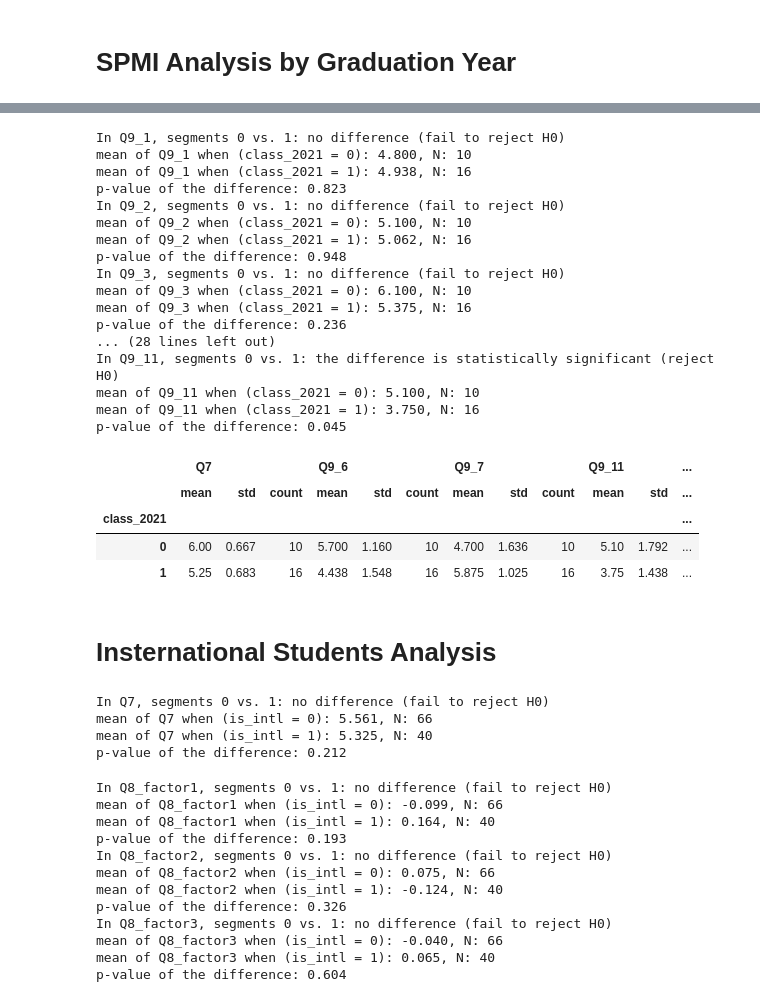
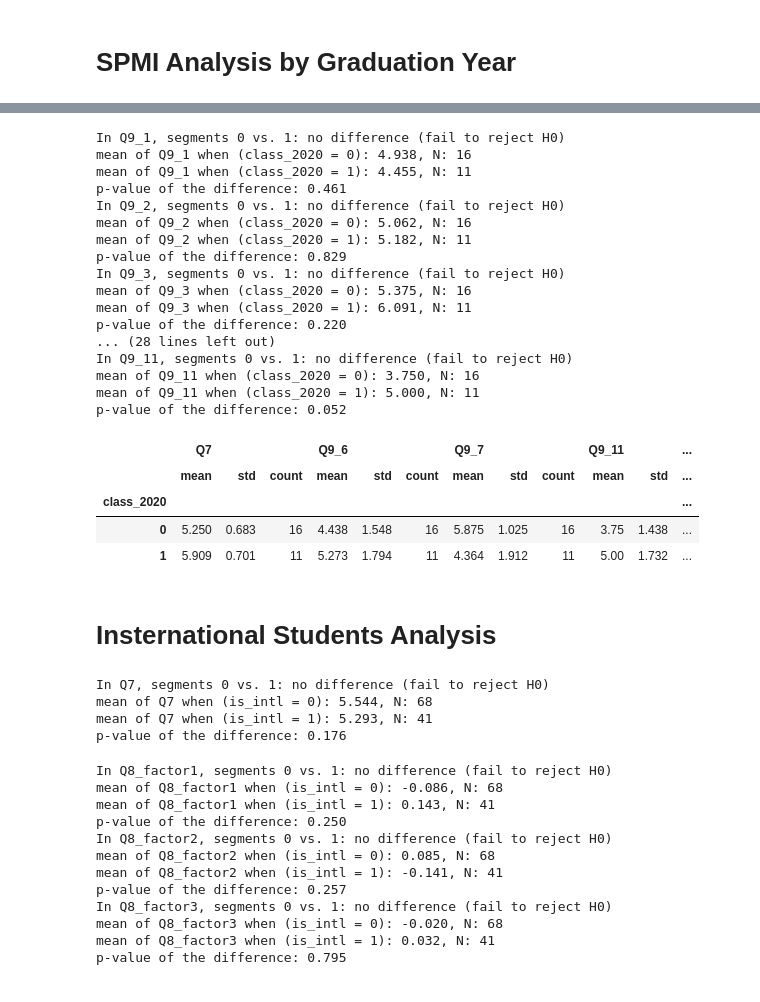
Before and after one commit to kl884/COVID-19-Test-Positive-Rate, a Jupyter notebook: SPMI (not related to COVID-19)/SPMI Survey.ipynb, the cells around one changed output, grey strips where cells are left out. Cells and saved outputs as stored; diff of their text form; code cells hidden in the pictures.

```diff
--- a/SPMI (not related to COVID-19)/SPMI Survey.ipynb
+++ b/SPMI (not related to COVID-19)/SPMI Survey.ipynb
@@ -800,9 +868,6 @@ Q8_cluster2[['Q8_factor1', 'Q8_factor2', 'Q8_factor3']].groupby(
 # %%
 # Q9 by segment 0 & 1
-df['Q8_segment2']= Q8_cluster2['Q8_segment2']
-Q9_columns= Q9.columns.values
-
-df[Q9_columns].groupby(df['Q8_segment2']).agg(['mean', 'std']).round(2)
+Q9.groupby(Q8_cluster2['Q8_segment2']).agg(['mean', 'std']).round(2)
 # %% [output]
 |  | Q9_1 |  | Q9_2 |  | Q9_3 |  | Q9_4 |  | Q9_5 |  | Q9_6 | ... |
 |  | mean | std | mean | std | mean | std | mean | std | mean | std | mean | ... |
@@ -822,0 +898,3 @@ barplot_2d(Q12, Q8_cluster2['Q8_segment2'], figsize= (11, 6))
+# %%
+# Create a dummy variable for class of 2020 (graduating class)
+df['class_2020']= (df['class'] == '2020').astype(int)
@@ -822,0 +910,7 @@ barplot_2d(Q12, Q8_cluster2['Q8_segment2'], figsize= (11, 6))
+# %%
+# T-test for 2020 vs. non-2020 on satisfaction (Q8)
+Q8_clusters= transformed_variables_Q8.columns.values
+df[Q8_clusters]= Q8_cluster2[Q8_clusters]
+multi_ttest_2d(df, 'class_2020', Q8_clusters, alpha= 0.05, violinplot= None)
+
+# No difference
@@ -891,7 +1032,6 @@ df['Q9_5'].groupby(df['is_SPMI']).agg(['mean', 'std', 'count']).round(3)
 # SPMI Analysis by Graduation Year
 # %%
 # Create a subset of SPMI data
-SPMI= df.loc[(df['immersion'] == 'SPMI') & (df['class'] != '2022')].copy()
-SPMI['class_2021']= (SPMI['class'] == '2021').astype(int)
+SPMI= df.loc[df['immersion'] == 'SPMI'].copy()
 # %%
 # T-test for SPMI class of 2020 vs. 2021 on overall satisfaction
@@ -930,32 +1068,32 @@ p-value of the difference: 0.786
 # %%
 # T-test for SPMI vs. non-SPMI on importance (Q9)
-multi_ttest_2d(SPMI, 'class_2021', Q9.columns.values, alpha= 0.05, violinplot= None)
+multi_ttest_2d(SPMI, 'class_2020', Q9.columns.values, alpha= 0.05, violinplot= None)
 
 # The difference in Q9_6,7,11 (career networking) is significant
 # %% [output]
 In Q9_1, segments 0 vs. 1: no difference (fail to reject H0)
-mean of Q9_1 when (class_2021 = 0): 4.800, N: 10
-mean of Q9_1 when (class_2021 = 1): 4.938, N: 16
-p-value of the difference: 0.823
+mean of Q9_1 when (class_2020 = 0): 4.938, N: 16
+mean of Q9_1 when (class_2020 = 1): 4.455, N: 11
+p-value of the difference: 0.461
 In Q9_2, segments 0 vs. 1: no difference (fail to reject H0)
-mean of Q9_2 when (class_2021 = 0): 5.100, N: 10
-mean of Q9_2 when (class_2021 = 1): 5.062, N: 16
-p-value of the difference: 0.948
+mean of Q9_2 when (class_2020 = 0): 5.062, N: 16
+mean of Q9_2 when (class_2020 = 1): 5.182, N: 11
+p-value of the difference: 0.829
 In Q9_3, segments 0 vs. 1: no difference (fail to reject H0)
-mean of Q9_3 when (class_2021 = 0): 6.100, N: 10
-mean of Q9_3 when (class_2021 = 1): 5.375, N: 16
-p-value of the difference: 0.236
+mean of Q9_3 when (class_2020 = 0): 5.375, N: 16
+mean of Q9_3 when (class_2020 = 1): 6.091, N: 11
+p-value of the difference: 0.220
 ... (28 lines left out)
-In Q9_11, segments 0 vs. 1: the difference is statistically significant (reject H0)
-mean of Q9_11 when (class_2021 = 0): 5.100, N: 10
-mean of Q9_11 when (class_2021 = 1): 3.750, N: 16
-p-value of the difference: 0.045
+In Q9_11, segments 0 vs. 1: no difference (fail to reject H0)
+mean of Q9_11 when (class_2020 = 0): 3.750, N: 16
+mean of Q9_11 when (class_2020 = 1): 5.000, N: 11
+p-value of the difference: 0.052
 # %%
 # Case summary for the variables with significant difference
-SPMI[['Q7', 'Q9_6', 'Q9_7', 'Q9_11']].groupby(SPMI['class_2021']).agg(['mean', 'std', 'count']).round(3)
+SPMI[['Q7', 'Q9_6', 'Q9_7', 'Q9_11']].groupby(SPMI['class_2020']).agg(['mean', 'std', 'count']).round(3)
 # %% [output]
 |  | Q7 |  |  | Q9_6 |  |  | Q9_7 |  |  | Q9_11 |  | ... |
 |  | mean | std | count | mean | std | count | mean | std | count | mean | std | ... |
-| class_2021 |  |  |  |  |  |  |  |  |  |  |  | ... |
-| 0 | 6.00 | 0.667 | 10 | 5.700 | 1.160 | 10 | 4.700 | 1.636 | 10 | 5.10 | 1.792 | ... |
-| 1 | 5.25 | 0.683 | 16 | 4.438 | 1.548 | 16 | 5.875 | 1.025 | 16 | 3.75 | 1.438 | ... |
+| class_2020 |  |  |  |  |  |  |  |  |  |  |  | ... |
+| 0 | 5.250 | 0.683 | 16 | 4.438 | 1.548 | 16 | 5.875 | 1.025 | 16 | 3.75 | 1.438 | ... |
+| 1 | 5.909 | 0.701 | 11 | 5.273 | 1.794 | 11 | 4.364 | 1.912 | 11 | 5.00 | 1.732 | ... |
@@ -971,9 +1112,9 @@ multi_ttest_1d(df, 'is_intl', 'Q7', alpha= 0.05, violinplot= None)
 # No difference
 # %% [output]
 In Q7, segments 0 vs. 1: no difference (fail to reject H0)
-mean of Q7 when (is_intl = 0): 5.561, N: 66
-mean of Q7 when (is_intl = 1): 5.325, N: 40
-p-value of the difference: 0.212
+mean of Q7 when (is_intl = 0): 5.544, N: 68
+mean of Q7 when (is_intl = 1): 5.293, N: 41
+p-value of the difference: 0.176
 # %%
 # T-test for intl. vs. non-intl. on Q8 factors
 Q8_cluster2['is_intl']= df['is_intl']
@@ -982,17 +1123,17 @@ multi_ttest_2d(Q8_cluster2, 'is_intl', ['Q8_factor1', 'Q8_factor2', 'Q8_factor3'
 # No difference
 # %% [output]
 In Q8_factor1, segments 0 vs. 1: no difference (fail to reject H0)
-mean of Q8_factor1 when (is_intl = 0): -0.099, N: 66
-mean of Q8_factor1 when (is_intl = 1): 0.164, N: 40
-p-value of the difference: 0.193
+mean of Q8_factor1 when (is_intl = 0): -0.086, N: 68
+mean of Q8_factor1 when (is_intl = 1): 0.143, N: 41
+p-value of the difference: 0.250
 In Q8_factor2, segments 0 vs. 1: no difference (fail to reject H0)
-mean of Q8_factor2 when (is_intl = 0): 0.075, N: 66
-mean of Q8_factor2 when (is_intl = 1): -0.124, N: 40
-p-value of the difference: 0.326
+mean of Q8_factor2 when (is_intl = 0): 0.085, N: 68
+mean of Q8_factor2 when (is_intl = 1): -0.141, N: 41
+p-value of the difference: 0.257
 In Q8_factor3, segments 0 vs. 1: no difference (fail to reject H0)
-mean of Q8_factor3 when (is_intl = 0): -0.040, N: 66
-mean of Q8_factor3 when (is_intl = 1): 0.065, N: 40
-p-value of the difference: 0.604
+mean of Q8_factor3 when (is_intl = 0): -0.020, N: 68
+mean of Q8_factor3 when (is_intl = 1): 0.032, N: 41
+p-value of the difference: 0.795
 # %%
 # T-test for intl. vs. non-intl. on importance (Q9)
 multi_ttest_2d(df, 'is_intl', Q9.columns.values, alpha= 0.05, violinplot= None)
```
Also changed, not shown: parts of 51 cells of this notebook, 3 other files.
